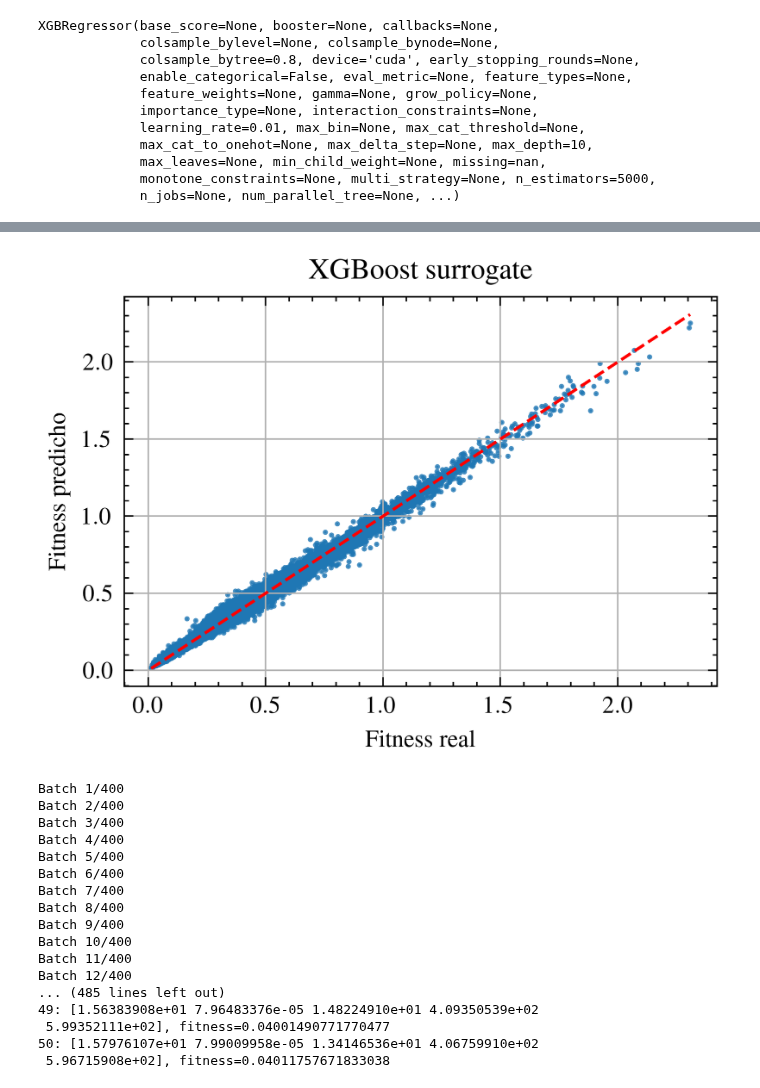
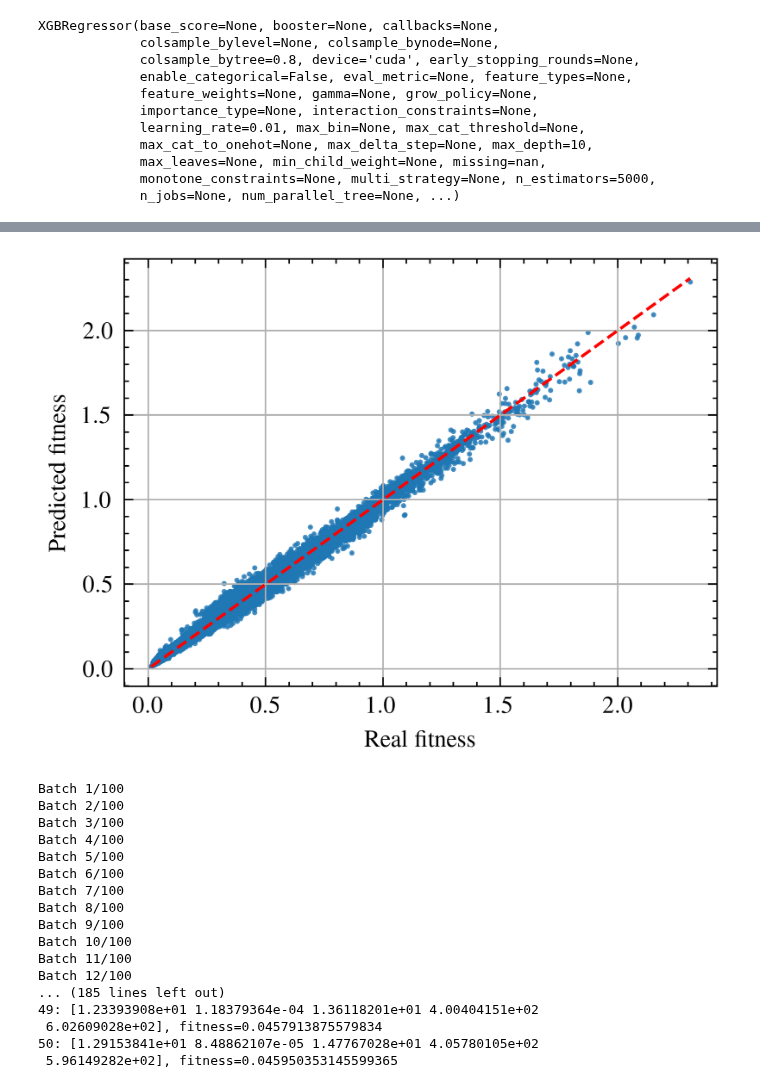
Before and after one commit to Maestria-Incendios-Forestales-2024-2025/Incendios-Genetico-PINNs, a Jupyter notebook: Genetico/prueba_xgboost.ipynb, the cells around one changed output, grey strips where cells are left out. Drawn from its saved outputs; the diff is of its cells as text; code cells hidden in the pictures.

```diff
--- a/Genetico/prueba_xgboost.ipynb
+++ b/Genetico/prueba_xgboost.ipynb
@@ -119,32 +171,28 @@ KeyboardInterrupt:
 # %%
-import scienceplots
-# ---------------------------
 # 5. Visualización: real vs predicho
 plt.style.use(["science", "ieee"])  # activás scienceplots
 plt.rcParams["axes.prop_cycle"] = plt.cycler(color=plt.cm.tab10.colors)  # ciclo estándar matplotlib
 
 # ---------------------------
 plt.figure()
 plt.scatter(y_test, y_pred, alpha=0.8, s=0.5)
 plt.plot([y_test.min(), y_test.max()],
          [y_test.min(), y_test.max()],
          'r--')
-plt.xlabel("Fitness real")
-plt.ylabel("Fitness predicho")
+plt.xlabel("Real fitness")
+plt.ylabel("Predicted fitness")
 # plt.xlim(0, 0.1)
 # plt.ylim(0, 0.1)
-plt.title("XGBoost surrogate")
 plt.grid()
 plt.tight_layout()
-plt.savefig("XGBoost_test.pdf", dpi=600, bbox_inches='tight')
+plt.savefig("XGBoost_test_exp1.pdf", dpi=600, bbox_inches='tight')
 plt.show()
 # %% [output]
-[figure, old version]
+[figure, new version]
 # %%
 # ---------------------------
 # 6. Usar surrogate para explorar
 # ---------------------------
-# Ejemplo: generar 100,000 combinaciones aleatorias en el rango
 # Rango de parámetros según tu dataframe
 param_ranges = {
     "D": (df["D"].min(), df["D"].max()),
@@ -155,7 +203,7 @@ param_ranges = {
 }
 
 # Configuración de la búsqueda
-N_total = int(4e8)       # total de candidatos a probar (200 millones)
+N_total = int(1e8)       # total de candidatos a probar (200 millones)
 batch_size = int(1e6)    # tamaño del batch (1 millón)
 n_batches = N_total // batch_size
 
@@ -192,20 +240,20 @@ print("Top candidatos encontrados:")
 for i, (params, fit) in enumerate(zip(candidatos_finales, fitness_finales), 1):
     print(f"{i}: {params}, fitness={fit}")
 # %% [output]
-Batch 1/400
-Batch 2/400
-Batch 3/400
-Batch 4/400
-Batch 5/400
-Batch 6/400
-Batch 7/400
-Batch 8/400
-Batch 9/400
-Batch 10/400
-Batch 11/400
-Batch 12/400
-... (485 lines left out)
-49: [1.56383908e+01 7.96483376e-05 1.48224910e+01 4.09350539e+02
- 5.99352111e+02], fitness=0.04001490771770477
-50: [1.57976107e+01 7.99009958e-05 1.34146536e+01 4.06759910e+02
- 5.96715908e+02], fitness=0.04011757671833038
+Batch 1/100
+Batch 2/100
+Batch 3/100
+Batch 4/100
+Batch 5/100
+Batch 6/100
+Batch 7/100
+Batch 8/100
+Batch 9/100
+Batch 10/100
+Batch 11/100
+Batch 12/100
+... (185 lines left out)
+49: [1.23393908e+01 1.18379364e-04 1.36118201e+01 4.00404151e+02
+ 6.02609028e+02], fitness=0.0457913875579834
+50: [1.29153841e+01 8.48862107e-05 1.47767028e+01 4.05780105e+02
+ 5.96149282e+02], fitness=0.045950353145599365
```
Also changed, not shown: parts of 42 cells of this notebook.
